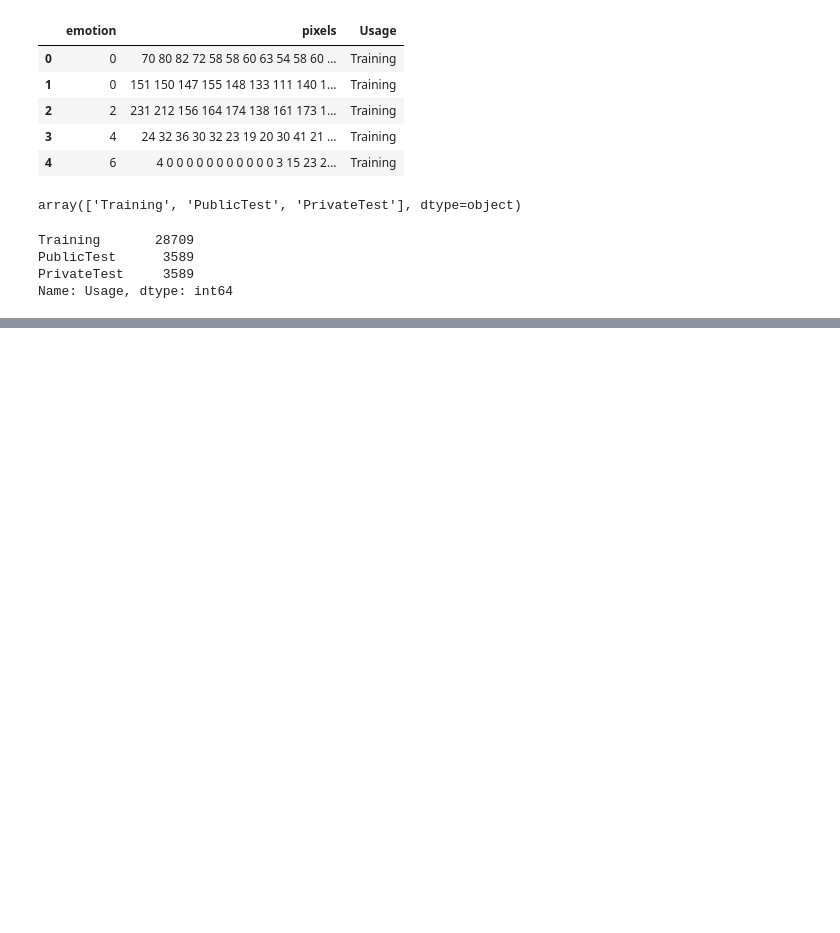
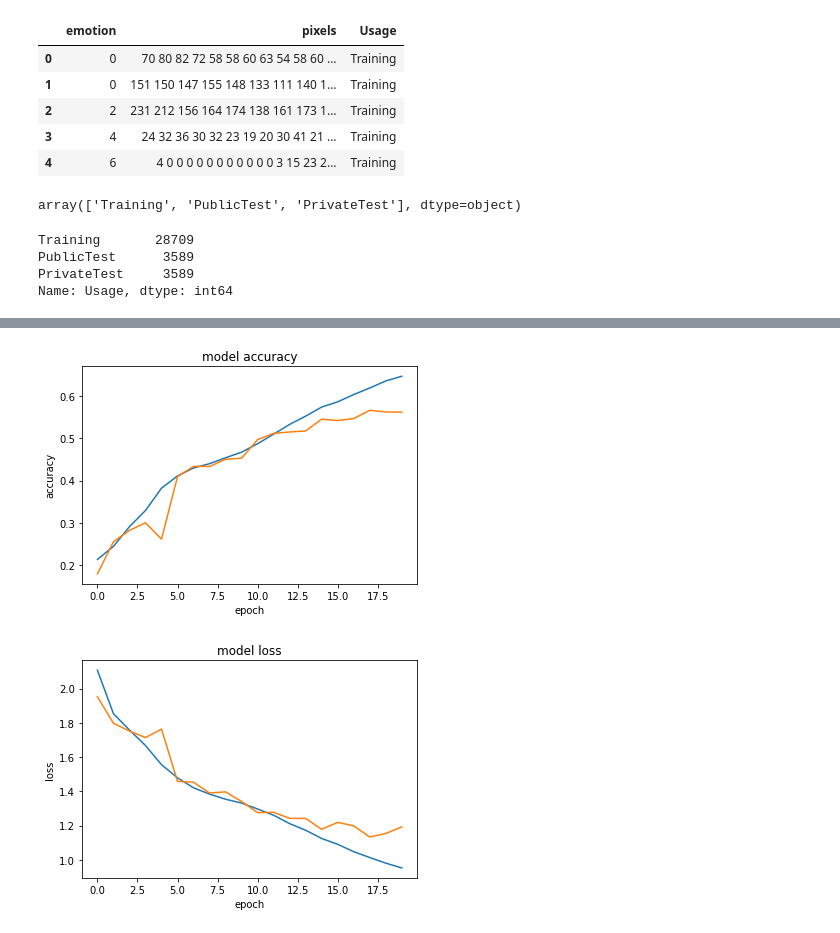
Before and after one commit to bwang98/CSCI2470_Final_Project, a Jupyter notebook: csci2470_project.ipynb, the cells around one changed output, grey strips where cells are left out. Drawn from its saved outputs; the diff is of its cells as text; code cells hidden in the pictures; blank space fills up the shorter version.

```diff
--- a/csci2470_project.ipynb
+++ b/csci2470_project.ipynb
@@ -68,0 +162,14 @@ np.array(inputs).shape
+# %%
+model.compile(loss='categorical_crossentropy',
+              optimizer=Adam(learning_rate=0.001, beta_1=0.9, beta_2=0.999, epsilon=1e-7) ,
+              metrics=['acc'])
+# %%
+batch_size = 64
+epochs = 20
+# %%
+history = model.fit(training_inputs, training_labels,
+                    batch_size=batch_size,
+                    validation_data=(testing_inputs, testing_label),
+                    epochs = epochs,
+                    shuffle=True,
+                    verbose = 2)
@@ -68,0 +197,17 @@ np.array(inputs).shape
+# %%
+plt.plot(history.history['acc'])
+plt.plot(history.history['val_acc'])
+plt.title('model accuracy')
+plt.ylabel('accuracy')
+plt.xlabel('epoch')
+plt.show()
+# summarize history for loss
+plt.plot(history.history['loss'])
+plt.plot(history.history['val_loss'])
+plt.title('model loss')
+plt.ylabel('loss')
+plt.xlabel('epoch')
+plt.show()
+# %% [output]
+[figure, added]
+[figure, added]
```
Also changed, not shown: parts of 16 cells of this notebook.
